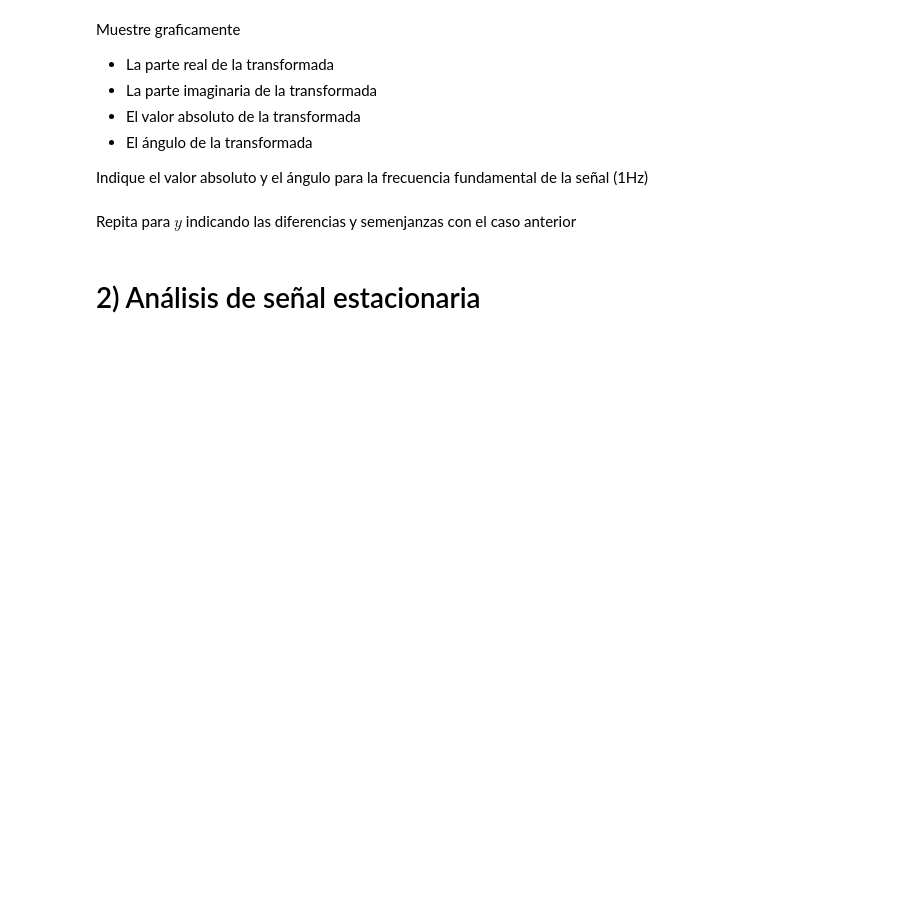
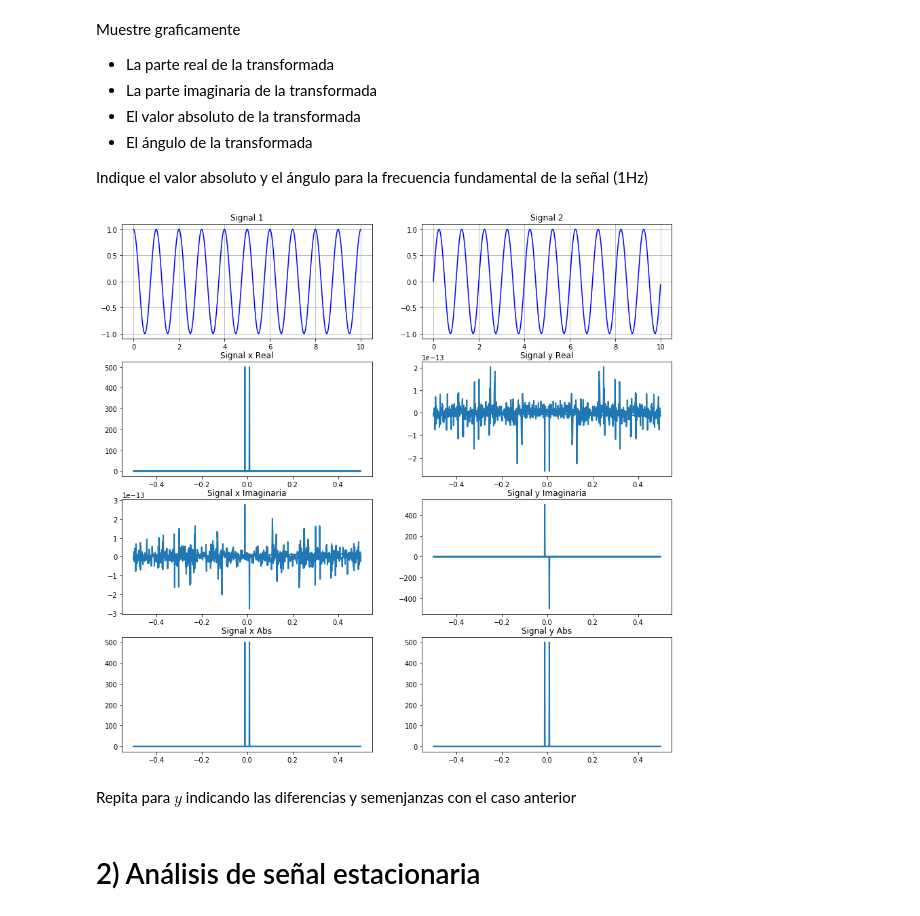
Before and after one commit to rodrigozzh/Tarea1_INFO183, a Jupyter notebook: info183_actividad_1.ipynb, the cells around one changed output. Cells and saved outputs as stored; diff of their text form; code cells hidden in the pictures; blank space fills up the shorter version.

```diff
--- a/info183_actividad_1.ipynb
+++ b/info183_actividad_1.ipynb
@@ -37,6 +38,42 @@ Muestre graficamente
 
 
 Indique el valor absoluto y el ángulo para la frecuencia fundamental de la señal (1Hz)
+# %%
+N = 512 # Sample count
+fs = 100 # Sampling rate
+st = 1.0 / fs # Sample time
+t = np.arange(0.0, 10.0, step=0.01)
+x = np.cos(2.0*np.pi*t)
+y = np.sin(2.0*np.pi*t)
+signal1 = x
+signal2 = y
+
+
+_, axes = plt.subplots(4, 2)
+# Plot signal
+axes[0][0].set_title("Signal 1")
+axes[0][0].grid()
+axes[0][0].plot(t, signal1, 'b-')
+
+axes[0][1].set_title("Signal 2")
+axes[0][1].grid()
+axes[0][1].plot(t, signal2, 'b-')
+
+axes[1][0].set_title("Signal x Real")
+axes[1][0].plot(fftpack.fftfreq(n=len(t)), np.real(fftpack.fft(signal1)), linewidth=2);
+axes[1][1].set_title("Signal y Real")
+axes[1][1].plot(fftpack.fftfreq(n=len(t)), np.real(fftpack.fft(signal2)), linewidth=2);
+axes[2][0].set_title("Signal x Imaginaria")
+axes[2][0].plot(fftpack.fftfreq(n=len(t)), np.imag(fftpack.fft(signal1)), linewidth=2);
+axes[2][1].set_title("Signal y Imaginaria")
+axes[2][1].plot(fftpack.fftfreq(n=len(t)), np.imag(fftpack.fft(signal2)), linewidth=2);
+axes[3][0].set_title("Signal x Abs")
+axes[3][0].plot(fftpack.fftfreq(n=len(t)), np.abs(fftpack.fft(signal1)), linewidth=2);
+axes[3][1].set_title("Signal y Abs")
+axes[3][1].plot(fftpack.fftfreq(n=len(t)), np.abs(fftpack.fft(signal2)), linewidth=2);
+plt.subplots_adjust(bottom=0.3, right=2, top=3)
+# %% [output]
+[figure, added]
 # %% [markdown]
 Repita para $y$ indicando las diferencias y semenjanzas con el caso anterior
 # %%
```
Also changed, not shown: parts of 6 cells of this notebook.
